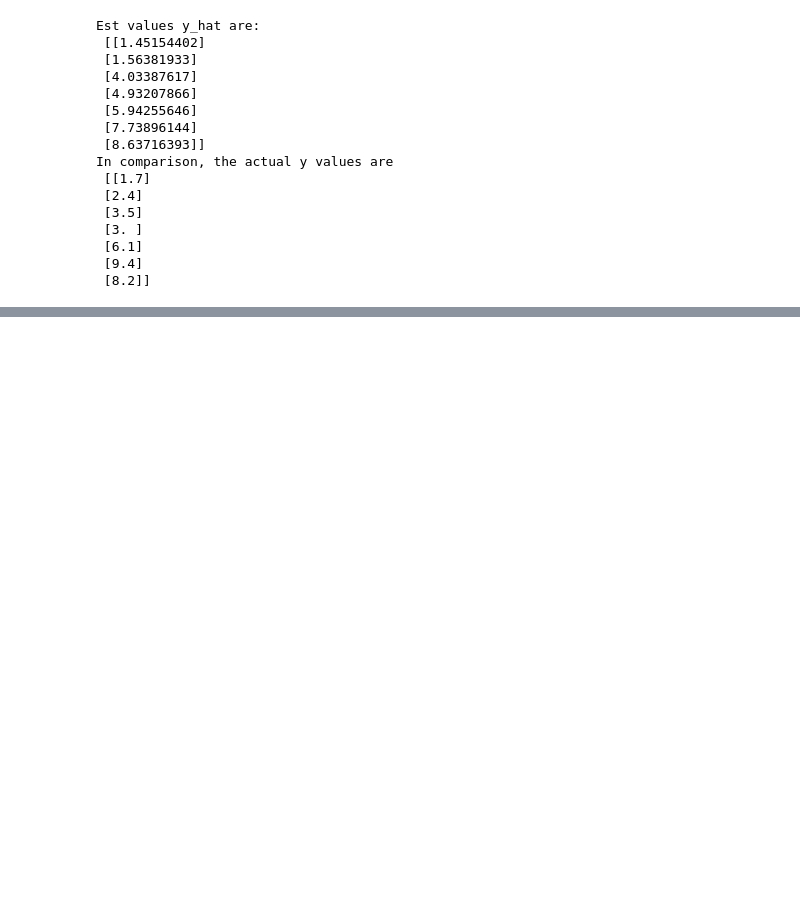
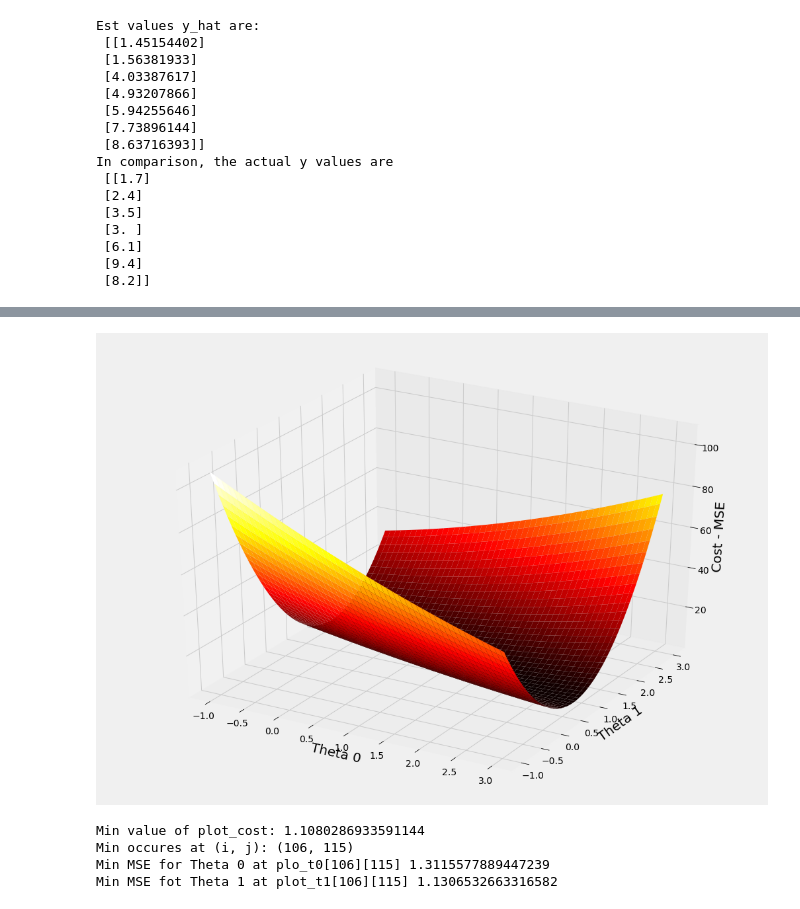
Before and after one commit to AlekseiMikhalev/Data-Scientist-Learning-Path, a Jupyter notebook: Data_Science_Bootcamp_Udemy.ipynb, the cells around one changed output, grey strips where cells are left out. Drawn from its saved outputs; the diff is of its cells as text; code cells hidden in the pictures; blank space fills up the shorter version.

```diff
--- a/Data_Science_Bootcamp_Udemy.ipynb
+++ b/Data_Science_Bootcamp_Udemy.ipynb
@@ -866,0 +872,6 @@ SyntaxError: ignored
+# %%
+nr_thetas = 200
+th_0 = np.linspace(start=-1, stop=3, num=nr_thetas)
+th_1 = np.linspace(start=-1, stop=3, num=nr_thetas)
+plot_t0, plot_t1 = np.meshgrid(th_0, th_1)
+plot_t0
@@ -866,0 +894,13 @@ SyntaxError: ignored
+# %%
+plot_cost = np.zeros((nr_thetas, nr_thetas))
+
+for i in range(nr_thetas):
+  for j in range(nr_thetas):
+    # print(plot_t0[i][j]) # print row(i) column(j) by column(j)
+    y_hat = plot_t0[i][j] + plot_t1[i][j] * x_5 # calculate predicted y values for the first set of data paramenters
+    plot_cost[i][j] = mse(y_5, y_hat) # for each element we've got MSE for a particular combination of thetas
+
+# printing dimensions of the all three arrays
+print('Shape of plot_t0', plot_t0.shape)
+print('Shape of plot_t1', plot_t1.shape)
+print('Shape of plot_cost', plot_cost.shape)
@@ -866,0 +926,24 @@ SyntaxError: ignored
+# %%
+# Plotting MSE
+fig = plt.figure(figsize=[16, 12])
+ax = fig.gca(projection='3d')
+
+ax.set_xlabel('Theta 0', fontsize=20)
+ax.set_ylabel('Theta 1', fontsize=20)
+ax.set_zlabel('Cost - MSE', fontsize=20)
+
+ax.plot_surface(plot_t0, plot_t1, plot_cost, cmap=cm.hot)
+plt.show()
+# %% [output]
+[figure, added]
+# %%
+print('Min value of plot_cost:', plot_cost.min())
+ij_min = np.unravel_index(indices=plot_cost.argmin(), dims=plot_cost.shape)
+print('Min occures at (i, j):', ij_min)
+print('Min MSE for Theta 0 at plo_t0[106][115]', plot_t0[106][115])
+print('Min MSE fot Theta 1 at plot_t1[106][115]', plot_t1[106][115])
+# %% [output]
+Min value of plot_cost: 1.1080286933591144
+Min occures at (i, j): (106, 115)
+Min MSE for Theta 0 at plo_t0[106][115] 1.3115577889447239
+Min MSE fot Theta 1 at plot_t1[106][115] 1.1306532663316582
```
Also changed, not shown: parts of 13 cells of this notebook.
